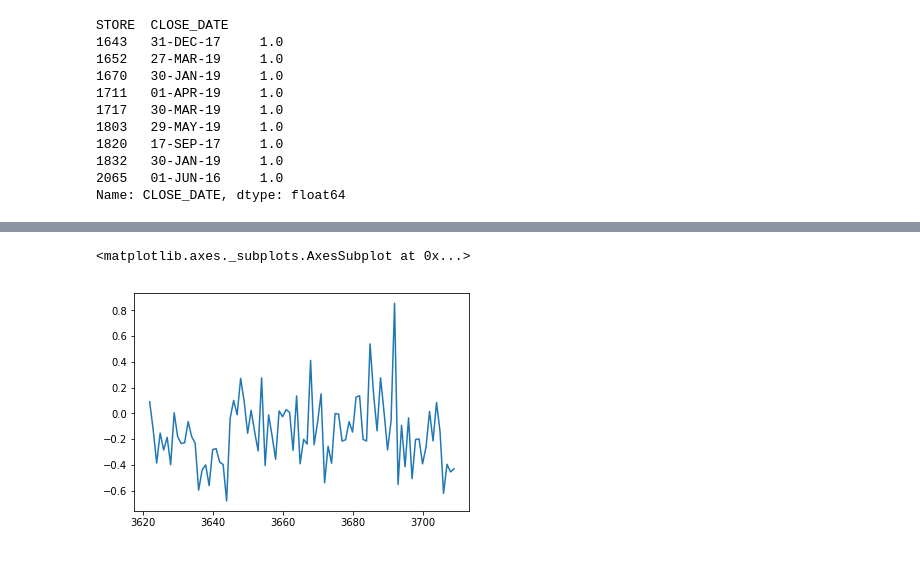
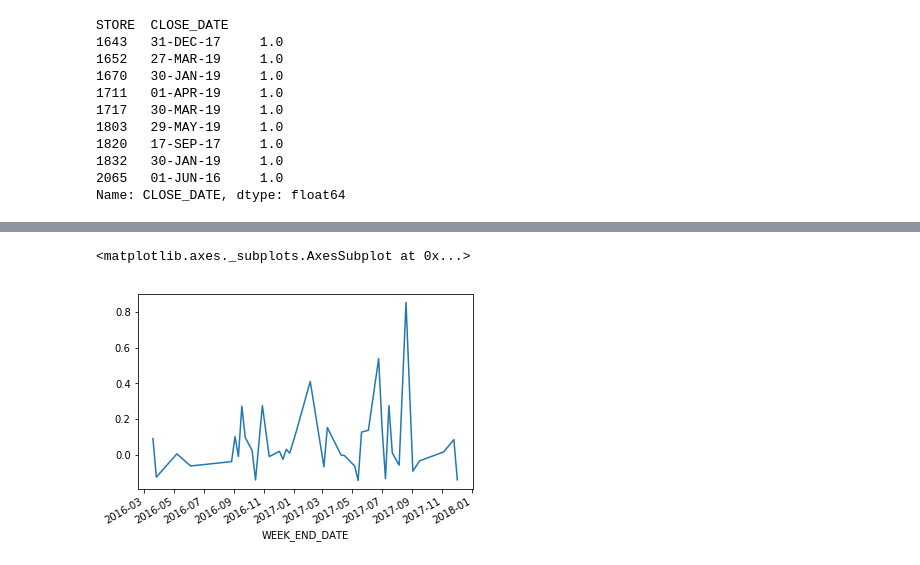
Before and after one commit to RakshandaKaukab05/Percent-comp-increase-sandals, a Jupyter notebook: MB_genesco_C.ipynb, the cells around one changed output, grey strips where cells are left out. Cells and saved outputs as stored; diff of their text form; code cells hidden in the pictures.

```diff
--- a/MB_genesco_C.ipynb
+++ b/MB_genesco_C.ipynb
@@ -340,0 +670,5 @@ store_1643.head()
+# %%
+closed_store_gb = store_closed.groupby(['WEEK_END_DATE', 'STORE']).agg({'COMP_PCT': 'mean', 'TY_MARK_DOWN_PCT': 'mean','SPECIAL_ORDER_PCT_TO_SLS': 'mean', 'STRAK_CONVERSION_PCT': 'mean',
+                                                                    'FOOTWEAR_UNITS_PCT': 'mean', 'NONFOOTWEAR_UNITS_PCT': 'mean', 'PAYROLL_PCT': 'mean'})
+closed_store_gb = closed_store_gb.reset_index()
+closed_store_gb.head()
@@ -340,0 +682,7 @@ store_1643.head()
+# %%
+closed_store_gb['WEEK_END_DATE'] = pd.to_datetime(closed_store_gb['WEEK_END_DATE'])
+closed_store_gb
+closed_store = closed_store_gb.set_index('WEEK_END_DATE').sort_values(by='WEEK_END_DATE')
+cs_gb=closed_store_gb.nlargest(500, columns='COMP_PCT')
+cs_gb = cs_gb.set_index(['STORE']).sort_values(by='STORE')
+cs_gb
@@ -340,0 +738,3 @@ store_1643.head()
+# %%
+cs_1643 = cs_gb.loc[1643]
+cs_1643.head()
@@ -340,0 +749,4 @@ store_1643.head()
+# %%
+cs_1643_we = cs_1643.sort_values(by='WEEK_END_DATE')
+cs_1643_we = cs_1643_we.set_index('WEEK_END_DATE')
+cs_1643_we.head()
@@ -341,5 +761,5 @@ store_1643.head()
 # %%
-store_1643.COMP_PCT.plot()
+cs_1643_we.COMP_PCT.plot()
 # %% [output]
 <matplotlib.axes._subplots.AxesSubplot at 0x...>
-[figure, old version]
+[figure, new version]
```
Also changed, not shown: parts of 70 cells of this notebook.
